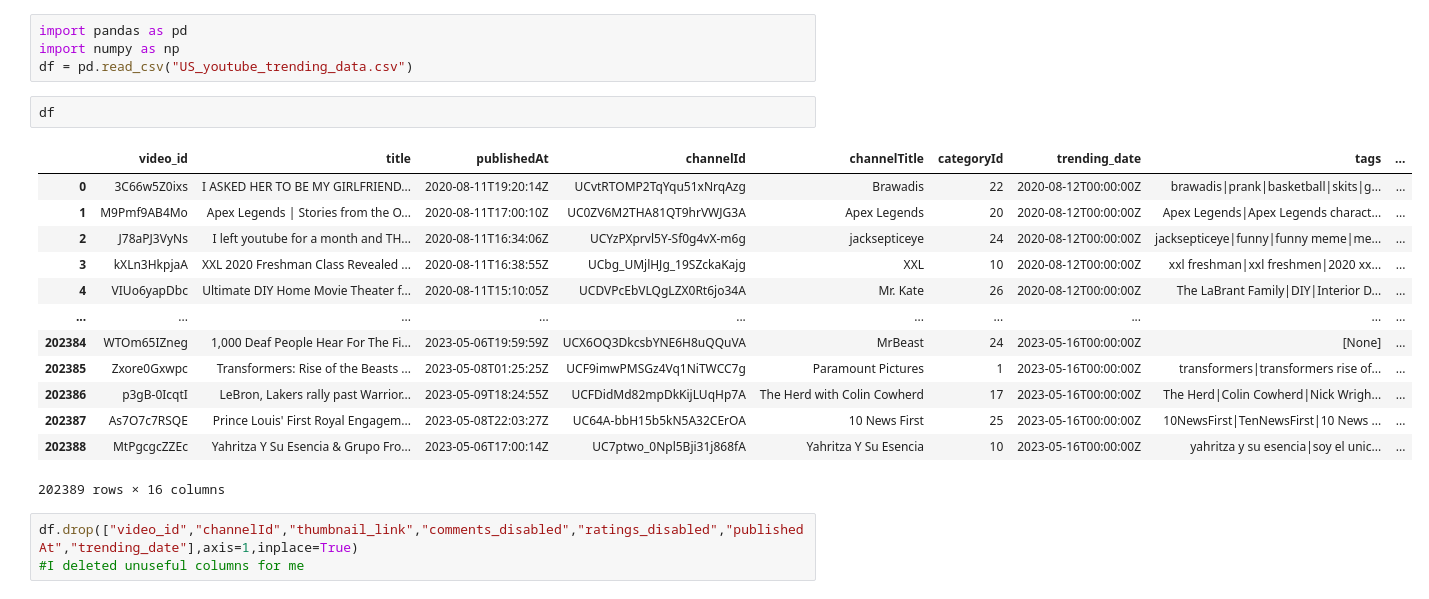
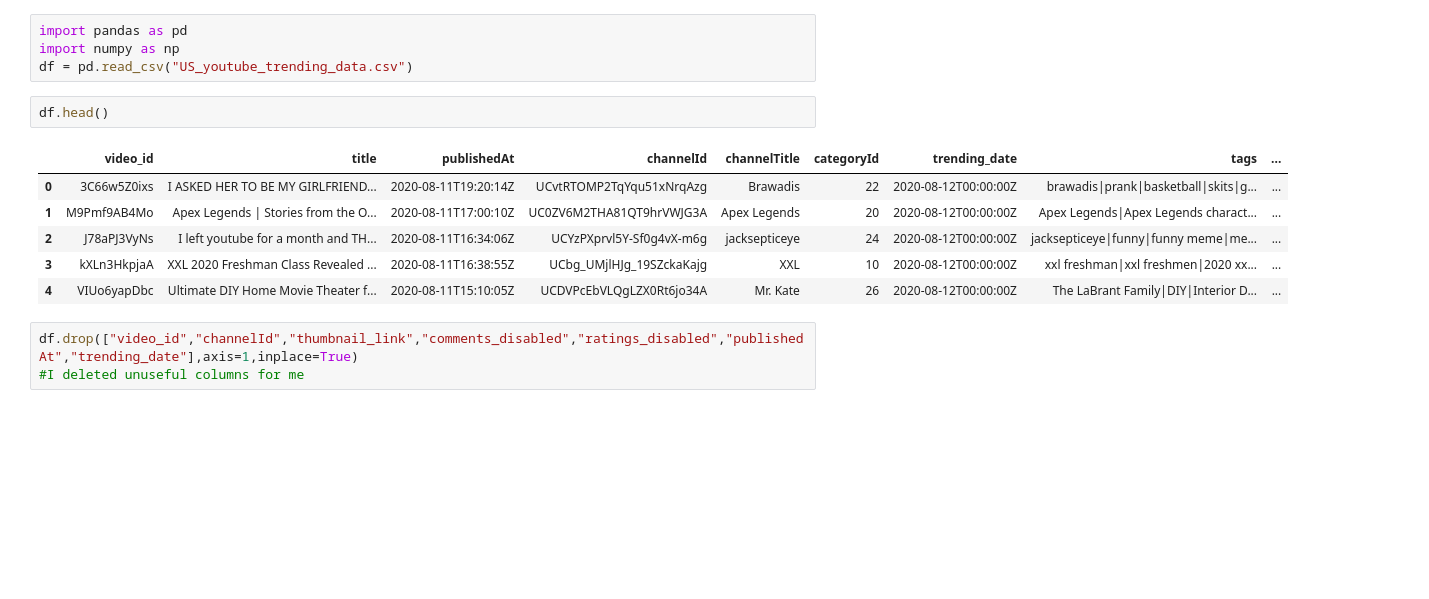
Before and after one commit to BurakCanUzun0/Youtube_Trend_Analysis, a Jupyter notebook: Youtube Trend.ipynb, the cells around one changed output. Saved outputs shown, nothing was run; the diff lists cells and outputs as text; blank space fills up the shorter version.

```diff
--- a/Youtube Trend.ipynb
+++ b/Youtube Trend.ipynb
@@ -3,21 +3,14 @@ import pandas as pd
 import numpy as np
 df = pd.read_csv("US_youtube_trending_data.csv")
 # %%
-df
+df.head()
 # %% [output]
 |  | video_id | title | publishedAt | channelId | channelTitle | categoryId | trending_date | tags | ... |
 | 0 | 3C66w5Z0ixs | I ASKED HER TO BE MY GIRLFRIEND... | 2020-08-11T19:20:14Z | UCvtRTOMP2TqYqu51xNrqAzg | Brawadis | 22 | 2020-08-12T00:00:00Z | brawadis|prank|basketball|skits|g... | ... |
 | 1 | M9Pmf9AB4Mo | Apex Legends | Stories from the O... | 2020-08-11T17:00:10Z | UC0ZV6M2THA81QT9hrVWJG3A | Apex Legends | 20 | 2020-08-12T00:00:00Z | Apex Legends|Apex Legends charact... | ... |
 | 2 | J78aPJ3VyNs | I left youtube for a month and TH... | 2020-08-11T16:34:06Z | UCYzPXprvl5Y-Sf0g4vX-m6g | jacksepticeye | 24 | 2020-08-12T00:00:00Z | jacksepticeye|funny|funny meme|me... | ... |
 | 3 | kXLn3HkpjaA | XXL 2020 Freshman Class Revealed ... | 2020-08-11T16:38:55Z | UCbg_UMjlHJg_19SZckaKajg | XXL | 10 | 2020-08-12T00:00:00Z | xxl freshman|xxl freshmen|2020 xx... | ... |
 | 4 | VIUo6yapDbc | Ultimate DIY Home Movie Theater f... | 2020-08-11T15:10:05Z | UCDVPcEbVLQgLZX0Rt6jo34A | Mr. Kate | 26 | 2020-08-12T00:00:00Z | The LaBrant Family|DIY|Interior D... | ... |
-| ... | ... | ... | ... | ... | ... | ... | ... | ... | ... |
-| 202384 | WTOm65IZneg | 1,000 Deaf People Hear For The Fi... | 2023-05-06T19:59:59Z | UCX6OQ3DkcsbYNE6H8uQQuVA | MrBeast | 24 | 2023-05-16T00:00:00Z | [None] | ... |
-| 202385 | Zxore0Gxwpc | Transformers: Rise of the Beasts ... | 2023-05-08T01:25:25Z | UCF9imwPMSGz4Vq1NiTWCC7g | Paramount Pictures | 1 | 2023-05-16T00:00:00Z | transformers|transformers rise of... | ... |
-| 202386 | p3gB-0IcqtI | LeBron, Lakers rally past Warrior... | 2023-05-09T18:24:55Z | UCFDidMd82mpDkKijLUqHp7A | The Herd with Colin Cowherd | 17 | 2023-05-16T00:00:00Z | The Herd|Colin Cowherd|Nick Wrigh... | ... |
-| 202387 | As7O7c7RSQE | Prince Louis' First Royal Engagem... | 2023-05-08T22:03:27Z | UC64A-bbH15b5kN5A32CErOA | 10 News First | 25 | 2023-05-16T00:00:00Z | 10NewsFirst|TenNewsFirst|10 News ... | ... |
-| 202388 | MtPgcgcZZEc | Yahritza Y Su Esencia & Grupo Fro... | 2023-05-06T17:00:14Z | UC7ptwo_0Npl5Bji31j868fA | Yahritza Y Su Esencia | 10 | 2023-05-16T00:00:00Z | yahritza y su esencia|soy el unic... | ... |
-202389 rows × 16 columns
 # %%
 df.drop(["video_id","channelId","thumbnail_link","comments_disabled","ratings_disabled","publishedAt","trending_date"],axis=1,inplace=True)
 #I deleted unuseful columns for me
```
Also changed, not shown: parts of 2 cells of this notebook.
